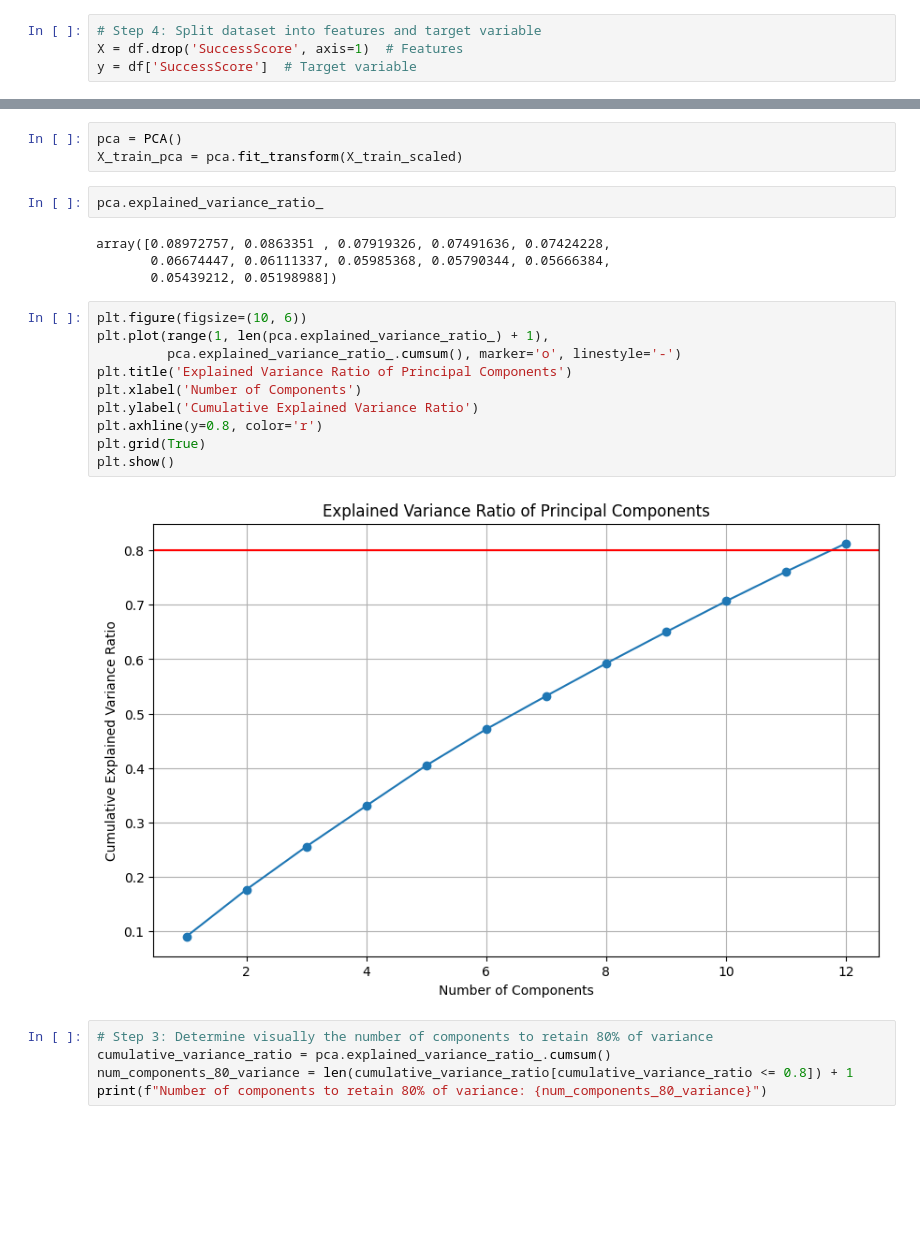
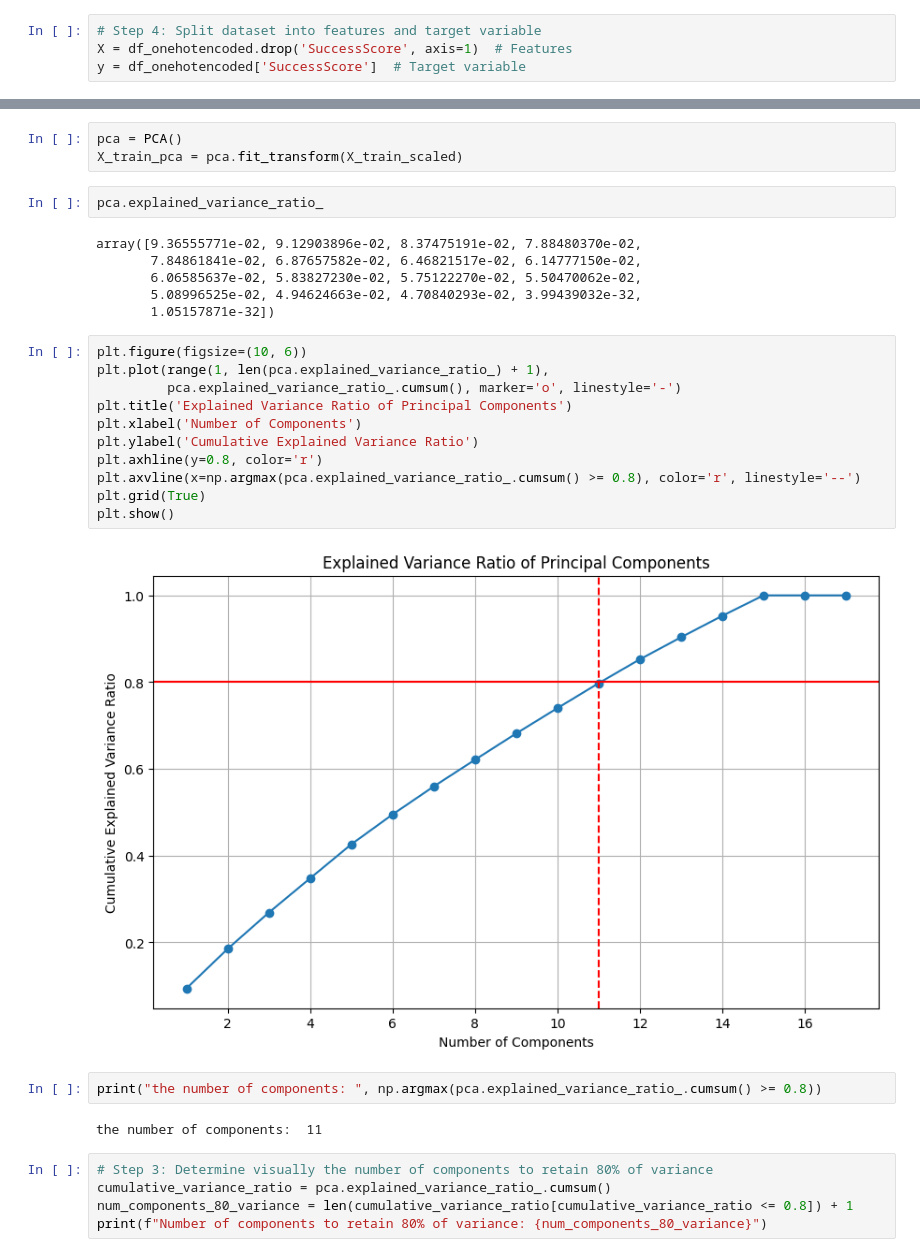
Before and after one commit to EnYang999/MachineLearning, a Jupyter notebook: Assignment2.ipynb, the cells around one changed output, grey strips where cells are left out. Saved outputs shown, nothing was run; the diff lists cells and outputs as text; blank space fills up the shorter version.

```diff
--- a/Assignment2.ipynb
+++ b/Assignment2.ipynb
@@ -199,8 +199,8 @@ df_onehotencoded
 1000 rows × 18 columns
 # %%
 # Step 4: Split dataset into features and target variable
-X = df.drop('SuccessScore', axis=1)  # Features
-y = df['SuccessScore']  # Target variable
+X = df_onehotencoded.drop('SuccessScore', axis=1)  # Features
+y = df_onehotencoded['SuccessScore']  # Target variable
 # %%
 # Display the results using .head() function
 X.head()
@@ -325,21 +337,28 @@ X_train_pca = pca.fit_transform(X_train_scaled)
 # %%
 pca.explained_variance_ratio_
 # %% [output]
-array([0.08972757, 0.0863351 , 0.07919326, 0.07491636, 0.07424228,
-       0.06674447, 0.06111337, 0.05985368, 0.05790344, 0.05666384,
-       0.05439212, 0.05198988])
+array([9.36555771e-02, 9.12903896e-02, 8.37475191e-02, 7.88480370e-02,
+       7.84861841e-02, 6.87657582e-02, 6.46821517e-02, 6.14777150e-02,
+       6.06585637e-02, 5.83827230e-02, 5.75122270e-02, 5.50470062e-02,
+       5.08996525e-02, 4.94624663e-02, 4.70840293e-02, 3.99439032e-32,
+       1.05157871e-32])
 # %%
 plt.figure(figsize=(10, 6))
 plt.plot(range(1, len(pca.explained_variance_ratio_) + 1),
          pca.explained_variance_ratio_.cumsum(), marker='o', linestyle='-')
 plt.title('Explained Variance Ratio of Principal Components')
 plt.xlabel('Number of Components')
 plt.ylabel('Cumulative Explained Variance Ratio')
 plt.axhline(y=0.8, color='r')
+plt.axvline(x=np.argmax(pca.explained_variance_ratio_.cumsum() >= 0.8), color='r', linestyle='--')
 plt.grid(True)
 plt.show()
 # %% [output]
-[figure, old version]
+[figure, new version]
+# %%
+print("the number of components: ", np.argmax(pca.explained_variance_ratio_.cumsum() >= 0.8))
+# %% [output]
+the number of components:  11
 # %%
 # Step 3: Determine visually the number of components to retain 80% of variance
 cumulative_variance_ratio = pca.explained_variance_ratio_.cumsum()
```
Also changed, not shown: parts of 8 cells of this notebook, 2 other files.
